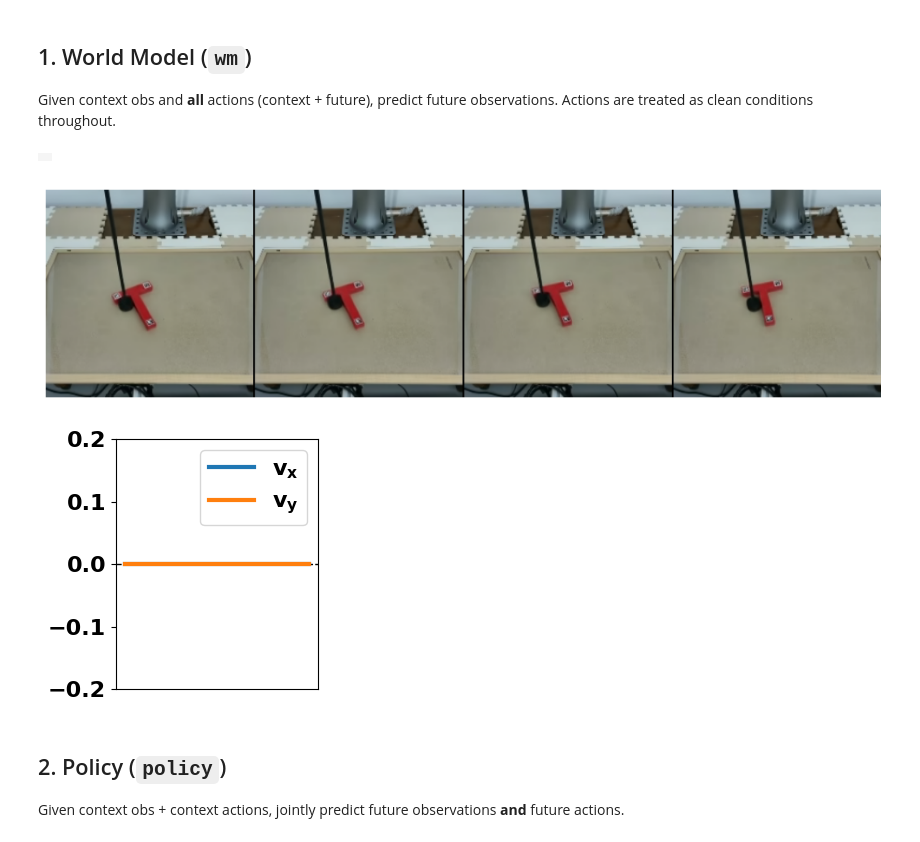
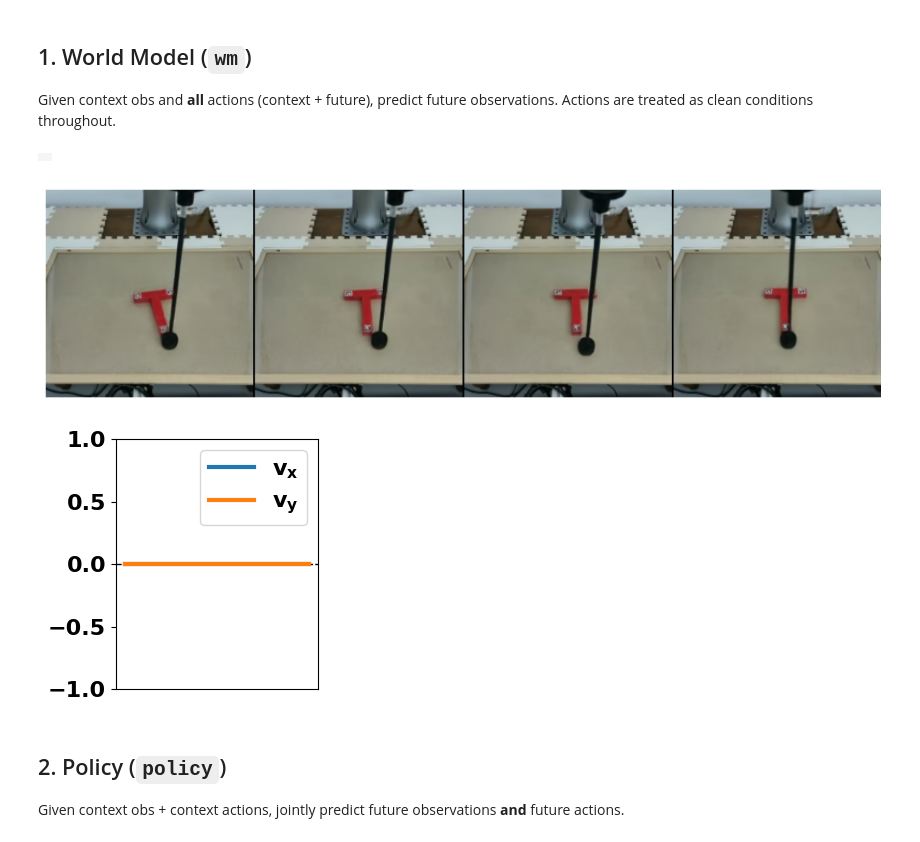
Before and after one commit to FelixLeb/dreamerV4-UWM, a Jupyter notebook: notebooks/sampling.ipynb, the cells around one changed output. Cells and saved outputs as stored; diff of their text form; code cells hidden in the pictures.

```diff
--- a/notebooks/sampling.ipynb
+++ b/notebooks/sampling.ipynb
@@ -29,7 +31,8 @@ else:
     dynamics_ckpt = "/home/mim-server/projects/rooholla/dreamerV4-UWM/checkpoints/dynamics/pushT/no-shortcuts/wm-policy-1x-temporal-293044.pt"
 # %%
 # dynamics_ckpt = "/home/mim-server/projects/rooholla/dreamerV4-UWM/checkpoints/dynamics/pushT/no-shortcuts/all-2x-temporal-485204.pt"
-dynamics_ckpt = "/home/mim-server/projects/rooholla/dreamerV4-UWM/checkpoints/dynamics/pushT/no-shortcuts/video-115296.pt"
+dynamics_ckpt = "/home/mim-server/projects/rooholla/dreamerV4-UWM/checkpoints/dynamics/pushT/final/joint-model/v1/432360.pt"
+# dynamics_ckpt = "/home/mim-server/projects/rooholla/dreamerV4-UWM/checkpoints/dynamics/lewm-cubes/joint/250000.pt"
 # %%
 tokenizer_ckpt="/home/mim-server/projects/rooholla/dreamerV4-UWM/checkpoints/tokenizer_ckpts/pushT.pt"
 cfg.dynamics_ckpt = dynamics_ckpt
@@ -52,7 +55,7 @@ dataset = ShardedHDF5Dataset(
     )
 
 # Arbitrary index into that episode
-batch = dataset[400]
+batch = dataset[torch.randint(len(dataset), (1,)).item()]
 # imgs = batch["image"][:,[2, 1, 0], :, :]  # (T, C, H, W)
 imgs = batch["image"]  # (T, C, H, W)
 actions = batch["action"][:,:cfg.denoiser.n_actions]  # (1, T, N_lat, D_lat)
@@ -127,7 +138,7 @@ def plotActions(actions, figsize=None):
     ax.axhline(0, color='black', linestyle='--', linewidth=1)
     ax.plot(act[:, 0], linewidth=3, label=r'$\mathbf{v_x}$')
     ax.plot(act[:, 1], linewidth=3, label=r'$\mathbf{v_y}$')
-    ax.set_ylim(-0.2, 0.2)
+    ax.set_ylim(-1., 1.)
     ax.set_xticklabels([])
     ax.tick_params(axis='x', length=0)
     ax.tick_params(axis='y', labelsize=16)
@@ -138,37 +149,41 @@ def plotActions(actions, figsize=None):
     plt.show()
 # %%
 num_pred_steps = 16
-num_diffusion_steps = 16
-latents_ctx = latents[:, :4, ...].clone()
-# latents_ctx[:, :31] = latents_ctx[:, 0]
+num_diffusion_steps = 128
+T_ctx = 24
+
+latents_ctx = latents[:, :T_ctx, ...].clone()
 # %% [markdown]
 ## 1. World Model (`wm`)
 Given context obs and **all** actions (context + future), predict future observations. Actions are treated as clean conditions throughout.
 # %%
-T_ctx = latents_ctx.shape[1]
-all_actions_wm = actions[:T_ctx + num_pred_steps][None].clone()  # (1, T_total, n_act)
-all_actions_wm[:, T_ctx:, 0] =  0.0  # zero out future actions for worldmodel sampling
+all_actions_wm = torch.zeros(1, T_ctx + num_pred_steps, 2).to('cuda')  # (1, T_total, n_act)
+# all_actions_wm[:, T_ctx:, 0] =  0.  # zero out future actions for worldmodel sampling
+# all_actions_wm[:, T_ctx:, 0] =  0.0
+all_actions_wm[:, T_ctx:, :] =  0.0
+all_actions_wm[:, T_ctx:, 0] =  0.0
 all_actions_wm[:, T_ctx:, 1] =  0.0
+
 # all_actions_wm = torch.from_numpy(pr_act_full)[None].clone()
 
 with torch.autocast(device_type='cuda', dtype=torch.bfloat16):
     pred_obs_wm, _ = unified_flowmatching_sampler(
         denoiser, latents_ctx, mode='wm',
         all_actions=all_actions_wm,
         num_pred_steps=num_pred_steps,
         num_diffusion_steps=num_diffusion_steps,
         context_cond_tau=0.8,
     )
     with torch.no_grad():
         img_pred_wm = tokenizer.decode(pred_obs_wm)
 
 plotVideo(img_pred_wm[0].to(torch.float32))
 plotSnapshots(img_pred_wm[0].to(torch.float32), n_frames=4)
 plotActions(all_actions_wm[0, T_ctx:T_ctx+num_pred_steps])
 # %% [output]
 |  |
-[figure, old version]
+[figure, new version]
-[figure, old version]
+[figure, new version]
 # %% [markdown]
 ## 2. Policy (`policy`)
 Given context obs + context actions, jointly predict future observations **and** future actions.
```
Also changed, not shown: parts of 46 cells of this notebook, 29 other files.
